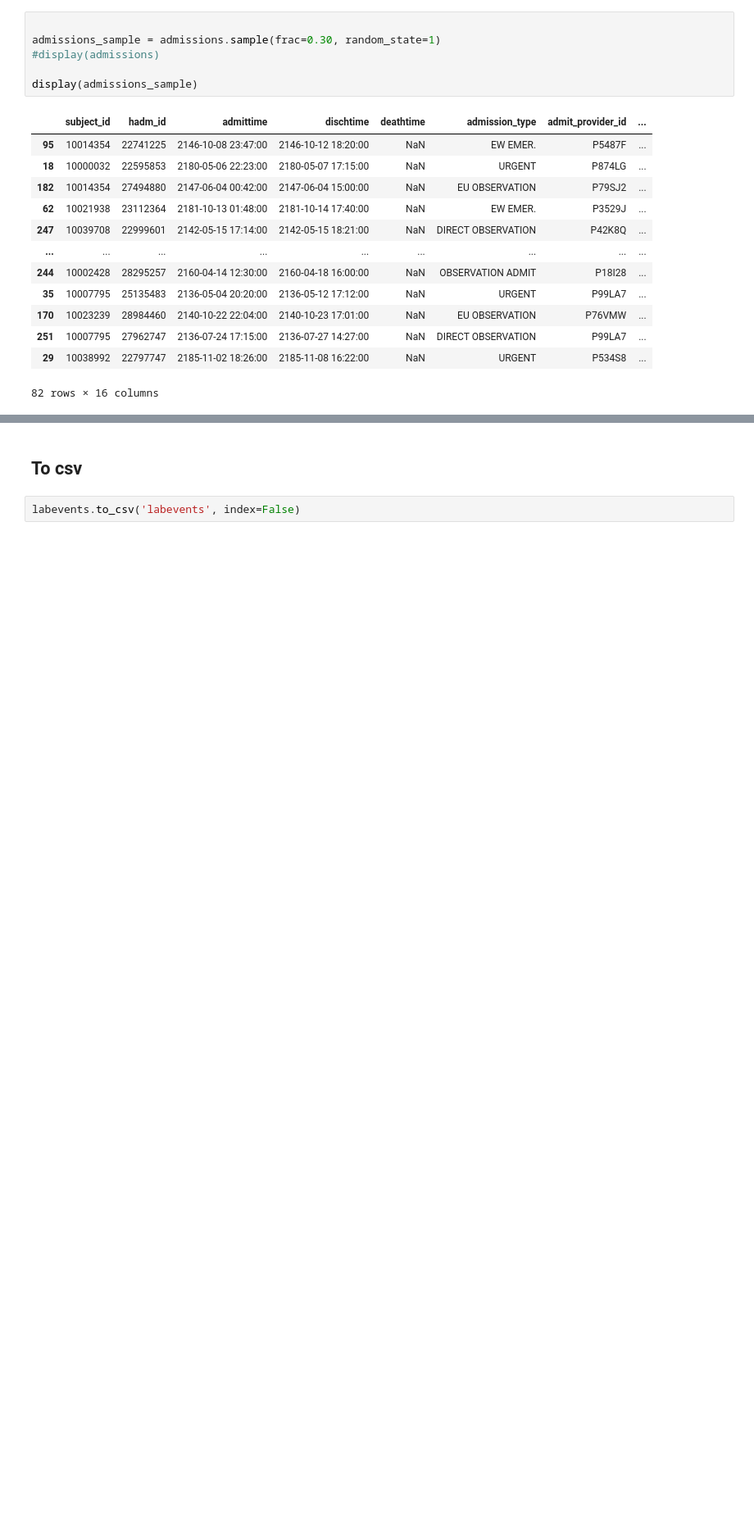
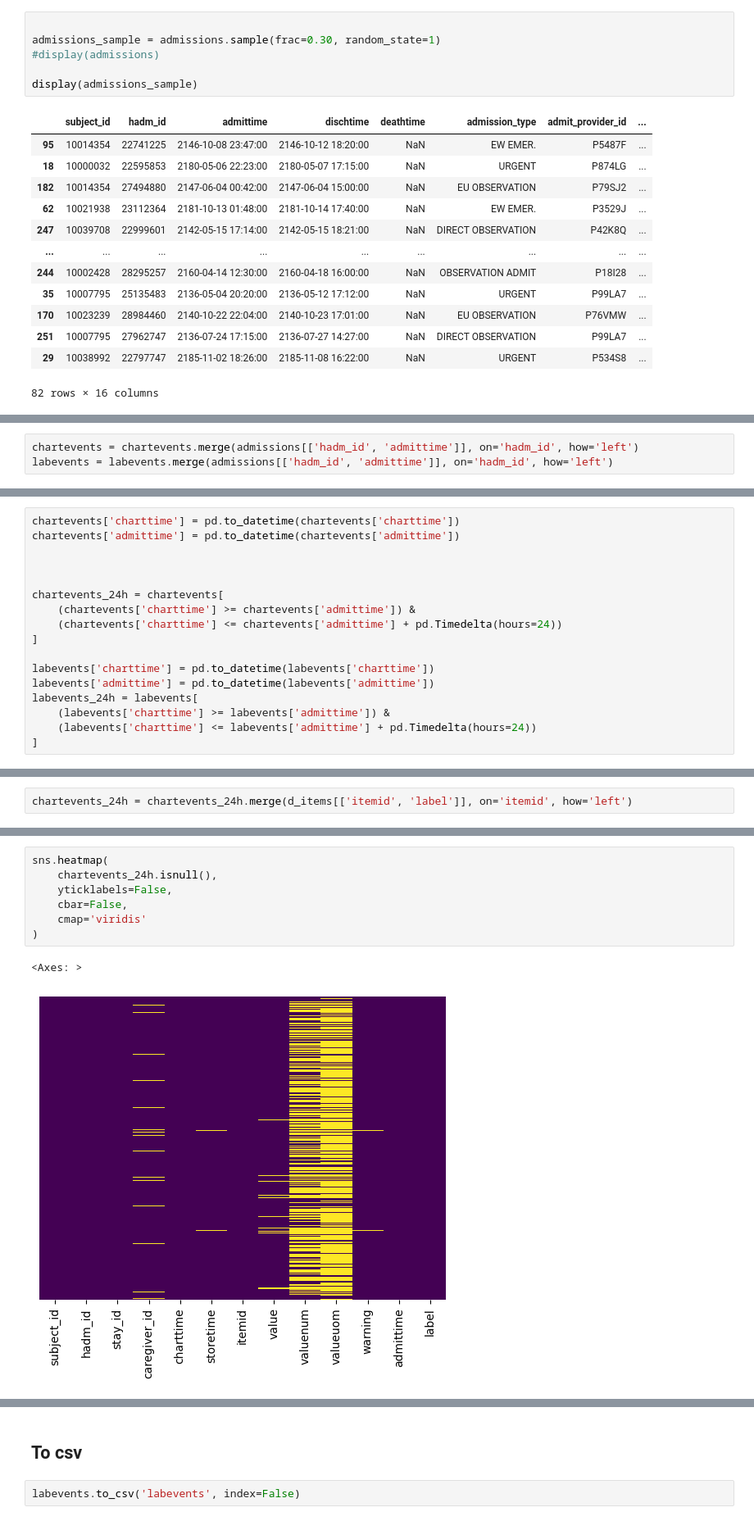
Before and after one commit to CatarinaCosta02/Master_Thesis, a Jupyter notebook: profiling/diagnosis.ipynb, the cells around one changed output, grey strips where cells are left out. Shown at 82% size. Drawn from its saved outputs; the diff is of its cells as text; blank space fills up the shorter version.

```diff
--- a/profiling/diagnosis.ipynb
+++ b/profiling/diagnosis.ipynb
@@ -545,0 +691,3 @@ display(admissions_sample)
+# %%
+chartevents = chartevents.merge(admissions[['hadm_id', 'admittime']], on='hadm_id', how='left')
+labevents = labevents.merge(admissions[['hadm_id', 'admittime']], on='hadm_id', how='left')
@@ -545,0 +707,17 @@ display(admissions_sample)
+# %%
+chartevents['charttime'] = pd.to_datetime(chartevents['charttime'])
+chartevents['admittime'] = pd.to_datetime(chartevents['admittime'])
+
+
+
+chartevents_24h = chartevents[
+    (chartevents['charttime'] >= chartevents['admittime']) &
+    (chartevents['charttime'] <= chartevents['admittime'] + pd.Timedelta(hours=24))
+]
+
+labevents['charttime'] = pd.to_datetime(labevents['charttime'])
+labevents['admittime'] = pd.to_datetime(labevents['admittime'])
+labevents_24h = labevents[
+    (labevents['charttime'] >= labevents['admittime']) &
+    (labevents['charttime'] <= labevents['admittime'] + pd.Timedelta(hours=24))
+]
@@ -545,0 +733,2 @@ display(admissions_sample)
+# %%
+chartevents_24h = chartevents_24h.merge(d_items[['itemid', 'label']], on='itemid', how='left')
@@ -545,0 +767,10 @@ display(admissions_sample)
+# %%
+sns.heatmap(
+    chartevents_24h.isnull(),
+    yticklabels=False,
+    cbar=False,
+    cmap='viridis'
+)
+# %% [output]
+<Axes: >
+[figure, added]
```
Also changed, not shown: parts of 22 cells of this notebook, 1 other file.
